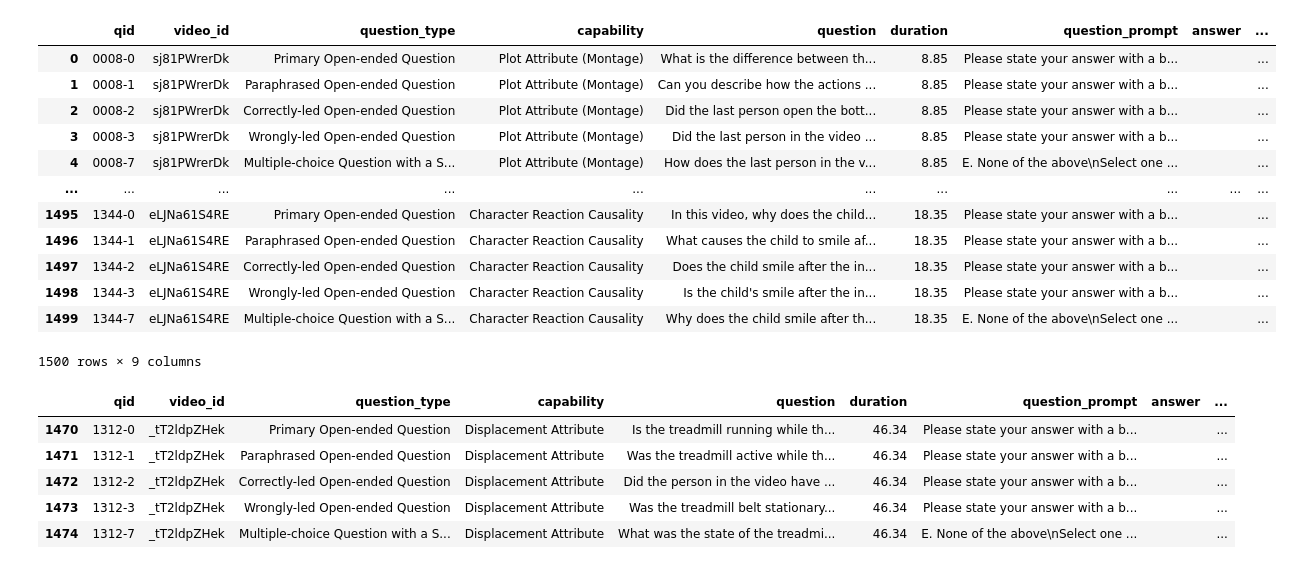
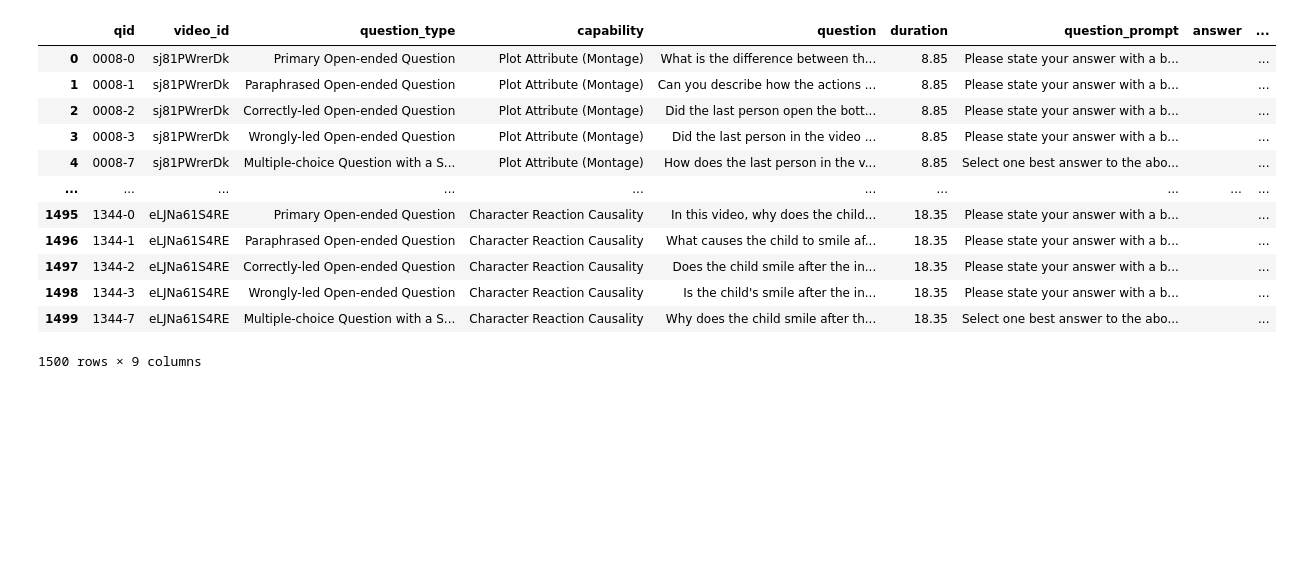
Before and after one commit to alvinnnnnnnnnn/Vision-Language-Model, a Jupyter notebook: test.ipynb, the cells around one changed output. Saved outputs shown, nothing was run; the diff lists cells and outputs as text; code cells hidden in the pictures; blank space fills up the shorter version.

```diff
--- a/test.ipynb
+++ b/test.ipynb
@@ -1,31 +0,0 @@
-# %%
-import pandas as pd
-
-# Load Parquet file
-df = pd.read_parquet("test-00000-of-00001.parquet")
-
-df
-# %% [output]
-|  | qid | video_id | question_type | capability | question | duration | question_prompt | answer | ... |
-| 0 | 0008-0 | sj81PWrerDk | Primary Open-ended Question | Plot Attribute (Montage) | What is the difference between th... | 8.85 | Please state your answer with a b... |  | ... |
-| 1 | 0008-1 | sj81PWrerDk | Paraphrased Open-ended Question | Plot Attribute (Montage) | Can you describe how the actions ... | 8.85 | Please state your answer with a b... |  | ... |
-| 2 | 0008-2 | sj81PWrerDk | Correctly-led Open-ended Question | Plot Attribute (Montage) | Did the last person open the bott... | 8.85 | Please state your answer with a b... |  | ... |
-| 3 | 0008-3 | sj81PWrerDk | Wrongly-led Open-ended Question | Plot Attribute (Montage) | Did the last person in the video ... | 8.85 | Please state your answer with a b... |  | ... |
-| 4 | 0008-7 | sj81PWrerDk | Multiple-choice Question with a S... | Plot Attribute (Montage) | How does the last person in the v... | 8.85 | E. None of the above\nSelect one ... |  | ... |
-| ... | ... | ... | ... | ... | ... | ... | ... | ... | ... |
-| 1495 | 1344-0 | eLJNa61S4RE | Primary Open-ended Question | Character Reaction Causality | In this video, why does the child... | 18.35 | Please state your answer with a b... |  | ... |
-| 1496 | 1344-1 | eLJNa61S4RE | Paraphrased Open-ended Question | Character Reaction Causality | What causes the child to smile af... | 18.35 | Please state your answer with a b... |  | ... |
-| 1497 | 1344-2 | eLJNa61S4RE | Correctly-led Open-ended Question | Character Reaction Causality | Does the child smile after the in... | 18.35 | Please state your answer with a b... |  | ... |
-| 1498 | 1344-3 | eLJNa61S4RE | Wrongly-led Open-ended Question | Character Reaction Causality | Is the child's smile after the in... | 18.35 | Please state your answer with a b... |  | ... |
-| 1499 | 1344-7 | eLJNa61S4RE | Multiple-choice Question with a S... | Character Reaction Causality | Why does the child smile after th... | 18.35 | E. None of the above\nSelect one ... |  | ... |
-1500 rows × 9 columns
-# %%
-temp_df = df[df["youtube_url"].str.contains("tT2ldpZHek", na=False)]
-temp_df
-# %% [output]
-|  | qid | video_id | question_type | capability | question | duration | question_prompt | answer | ... |
-| 1470 | 1312-0 | _tT2ldpZHek | Primary Open-ended Question | Displacement Attribute | Is the treadmill running while th... | 46.34 | Please state your answer with a b... |  | ... |
-| 1471 | 1312-1 | _tT2ldpZHek | Paraphrased Open-ended Question | Displacement Attribute | Was the treadmill active while th... | 46.34 | Please state your answer with a b... |  | ... |
-| 1472 | 1312-2 | _tT2ldpZHek | Correctly-led Open-ended Question | Displacement Attribute | Did the person in the video have ... | 46.34 | Please state your answer with a b... |  | ... |
-| 1473 | 1312-3 | _tT2ldpZHek | Wrongly-led Open-ended Question | Displacement Attribute | Was the treadmill belt stationary... | 46.34 | Please state your answer with a b... |  | ... |
-| 1474 | 1312-7 | _tT2ldpZHek | Multiple-choice Question with a S... | Displacement Attribute | What was the state of the treadmi... | 46.34 | E. None of the above\nSelect one ... |  | ... |
@@ -234,0 +1,29 @@ print(generated_texts[0])
+# %%
+import pandas as pd
+
+# Load Parquet file
+df = pd.read_parquet("test-00000-of-00001.parquet")
+
+mask = df["question_prompt"].str.contains("E. None of the above", na=False)
+
+# Append "E. None of the above" on a new line to "question"
+df.loc[mask, "question"] = df["question"] + "\nE. None of the above"
+
+# Remove only "E. None of the above" from "question_prompt" while keeping the rest
+df.loc[mask, "question_prompt"] = df["question_prompt"].str.replace("E. None of the above", "", regex=False).str.strip()
+
+df
+# %% [output]
+|  | qid | video_id | question_type | capability | question | duration | question_prompt | answer | ... |
+| 0 | 0008-0 | sj81PWrerDk | Primary Open-ended Question | Plot Attribute (Montage) | What is the difference between th... | 8.85 | Please state your answer with a b... |  | ... |
+| 1 | 0008-1 | sj81PWrerDk | Paraphrased Open-ended Question | Plot Attribute (Montage) | Can you describe how the actions ... | 8.85 | Please state your answer with a b... |  | ... |
+| 2 | 0008-2 | sj81PWrerDk | Correctly-led Open-ended Question | Plot Attribute (Montage) | Did the last person open the bott... | 8.85 | Please state your answer with a b... |  | ... |
+| 3 | 0008-3 | sj81PWrerDk | Wrongly-led Open-ended Question | Plot Attribute (Montage) | Did the last person in the video ... | 8.85 | Please state your answer with a b... |  | ... |
+| 4 | 0008-7 | sj81PWrerDk | Multiple-choice Question with a S... | Plot Attribute (Montage) | How does the last person in the v... | 8.85 | Select one best answer to the abo... |  | ... |
+| ... | ... | ... | ... | ... | ... | ... | ... | ... | ... |
+| 1495 | 1344-0 | eLJNa61S4RE | Primary Open-ended Question | Character Reaction Causality | In this video, why does the child... | 18.35 | Please state your answer with a b... |  | ... |
+| 1496 | 1344-1 | eLJNa61S4RE | Paraphrased Open-ended Question | Character Reaction Causality | What causes the child to smile af... | 18.35 | Please state your answer with a b... |  | ... |
+| 1497 | 1344-2 | eLJNa61S4RE | Correctly-led Open-ended Question | Character Reaction Causality | Does the child smile after the in... | 18.35 | Please state your answer with a b... |  | ... |
+| 1498 | 1344-3 | eLJNa61S4RE | Wrongly-led Open-ended Question | Character Reaction Causality | Is the child's smile after the in... | 18.35 | Please state your answer with a b... |  | ... |
+| 1499 | 1344-7 | eLJNa61S4RE | Multiple-choice Question with a S... | Character Reaction Causality | Why does the child smile after th... | 18.35 | Select one best answer to the abo... |  | ... |
+1500 rows × 9 columns
```
Also changed, not shown: parts of 4 cells of this notebook.
